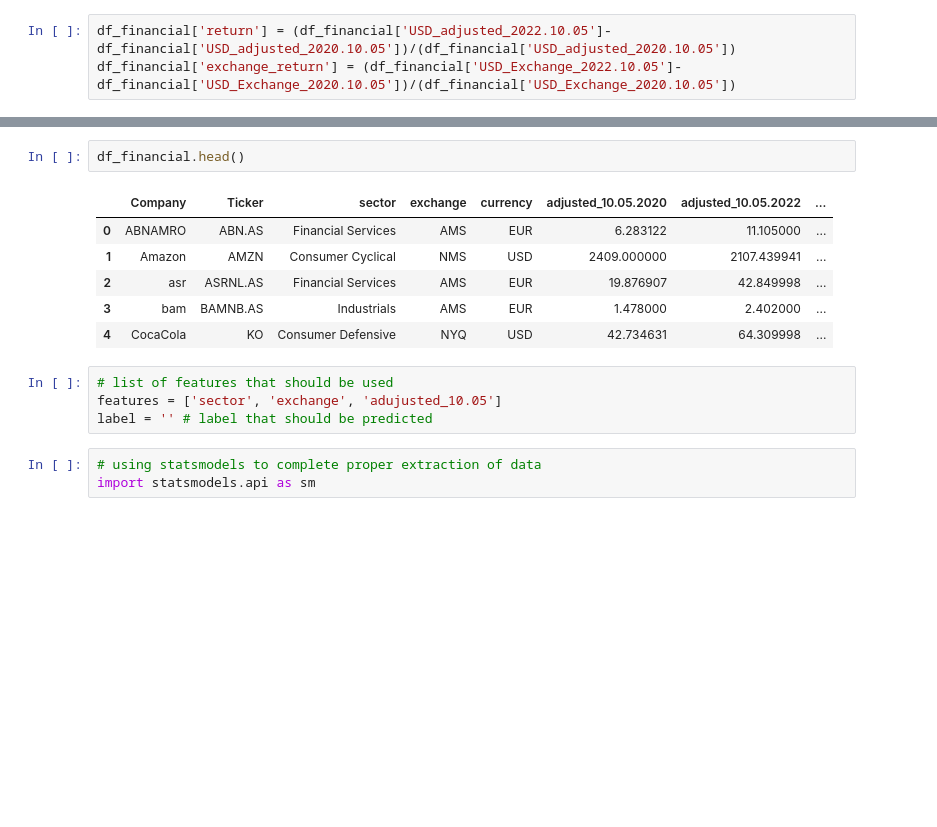
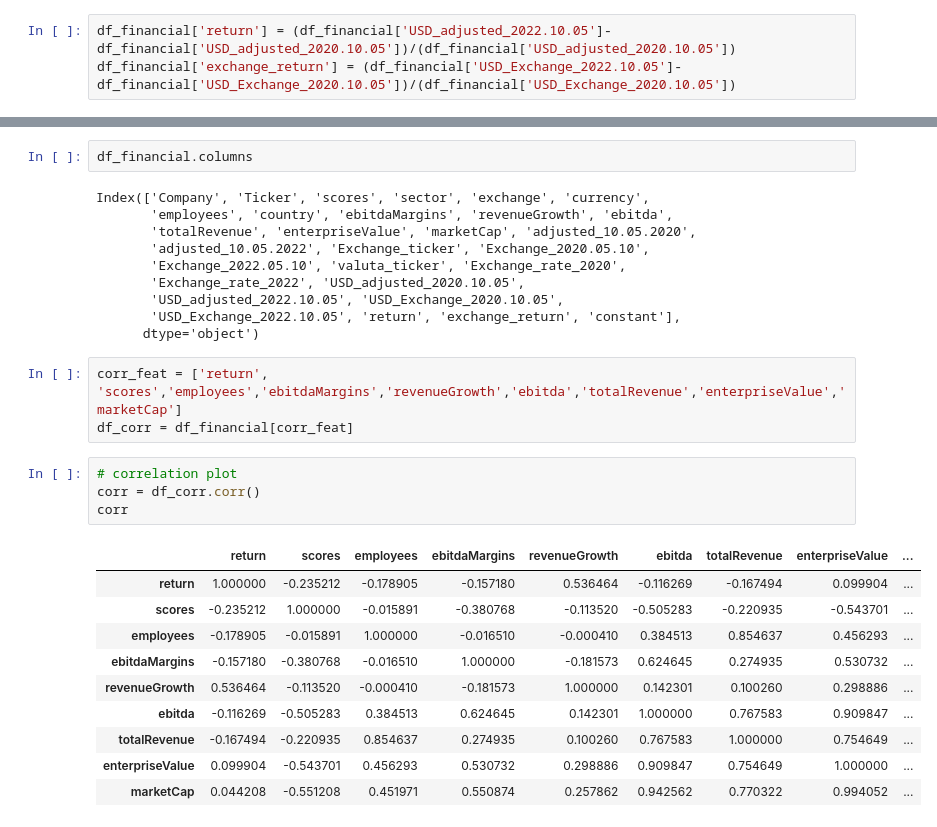
Before and after one commit to benjaminrike1/social_score, a Jupyter notebook: financial_model.ipynb, the cells around one changed output, grey strips where cells are left out. Cells and saved outputs as stored; diff of their text form; blank space fills up the shorter version.

```diff
--- a/financial_model.ipynb
+++ b/financial_model.ipynb
@@ -130,16 +159,30 @@ df_financial['exchange_return'] = (df_financial['USD_Exchange_2022.10.05']-df_fi
 # %%
-df_financial.head()
+df_financial.columns
 # %% [output]
-|  | Company | Ticker | sector | exchange | currency | adjusted_10.05.2020 | adjusted_10.05.2022 | ... |
-| 0 | ABNAMRO | ABN.AS | Financial Services | AMS | EUR | 6.283122 | 11.105000 | ... |
-| 1 | Amazon | AMZN | Consumer Cyclical | NMS | USD | 2409.000000 | 2107.439941 | ... |
-| 2 | asr | ASRNL.AS | Financial Services | AMS | EUR | 19.876907 | 42.849998 | ... |
-| 3 | bam | BAMNB.AS | Industrials | AMS | EUR | 1.478000 | 2.402000 | ... |
-| 4 | CocaCola | KO | Consumer Defensive | NYQ | USD | 42.734631 | 64.309998 | ... |
+Index(['Company', 'Ticker', 'scores', 'sector', 'exchange', 'currency',
+       'employees', 'country', 'ebitdaMargins', 'revenueGrowth', 'ebitda',
+       'totalRevenue', 'enterpriseValue', 'marketCap', 'adjusted_10.05.2020',
+       'adjusted_10.05.2022', 'Exchange_ticker', 'Exchange_2020.05.10',
+       'Exchange_2022.05.10', 'valuta_ticker', 'Exchange_rate_2020',
+       'Exchange_rate_2022', 'USD_adjusted_2020.10.05',
+       'USD_adjusted_2022.10.05', 'USD_Exchange_2020.10.05',
+       'USD_Exchange_2022.10.05', 'return', 'exchange_return', 'constant'],
+      dtype='object')
-# %%
-# list of features that should be used
-features = ['sector', 'exchange', 'adujusted_10.05']
-label = '' # label that should be predicted
-# %%
-# using statsmodels to complete proper extraction of data
-import statsmodels.api as sm
+# %%
+corr_feat = ['return', 'scores','employees','ebitdaMargins','revenueGrowth','ebitda','totalRevenue','enterpriseValue','marketCap']
+df_corr = df_financial[corr_feat]
+# %%
+# correlation plot
+corr = df_corr.corr()
+corr
+# %% [output]
+|  | return | scores | employees | ebitdaMargins | revenueGrowth | ebitda | totalRevenue | enterpriseValue | ... |
+| return | 1.000000 | -0.235212 | -0.178905 | -0.157180 | 0.536464 | -0.116269 | -0.167494 | 0.099904 | ... |
+| scores | -0.235212 | 1.000000 | -0.015891 | -0.380768 | -0.113520 | -0.505283 | -0.220935 | -0.543701 | ... |
+| employees | -0.178905 | -0.015891 | 1.000000 | -0.016510 | -0.000410 | 0.384513 | 0.854637 | 0.456293 | ... |
+| ebitdaMargins | -0.157180 | -0.380768 | -0.016510 | 1.000000 | -0.181573 | 0.624645 | 0.274935 | 0.530732 | ... |
+| revenueGrowth | 0.536464 | -0.113520 | -0.000410 | -0.181573 | 1.000000 | 0.142301 | 0.100260 | 0.298886 | ... |
+| ebitda | -0.116269 | -0.505283 | 0.384513 | 0.624645 | 0.142301 | 1.000000 | 0.767583 | 0.909847 | ... |
+| totalRevenue | -0.167494 | -0.220935 | 0.854637 | 0.274935 | 0.100260 | 0.767583 | 1.000000 | 0.754649 | ... |
+| enterpriseValue | 0.099904 | -0.543701 | 0.456293 | 0.530732 | 0.298886 | 0.909847 | 0.754649 | 1.000000 | ... |
+| marketCap | 0.044208 | -0.551208 | 0.451971 | 0.550874 | 0.257862 | 0.942562 | 0.770322 | 0.994052 | ... |
```
Also changed, not shown: parts of 11 cells of this notebook, 1 other file.
